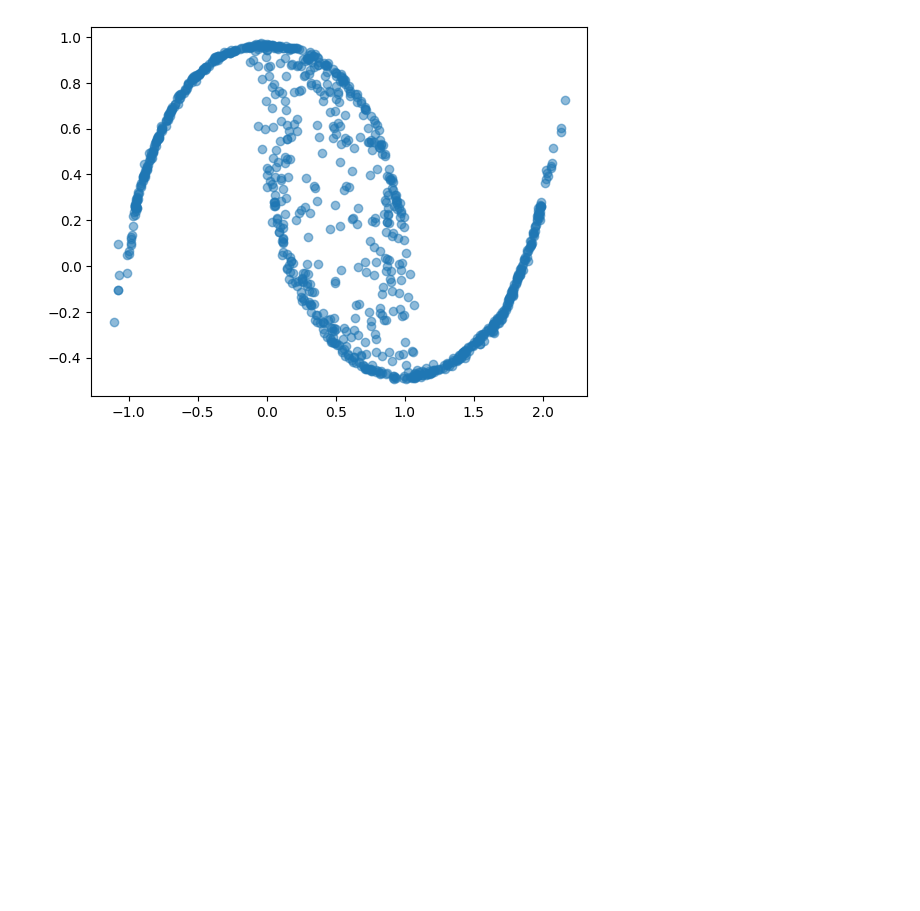
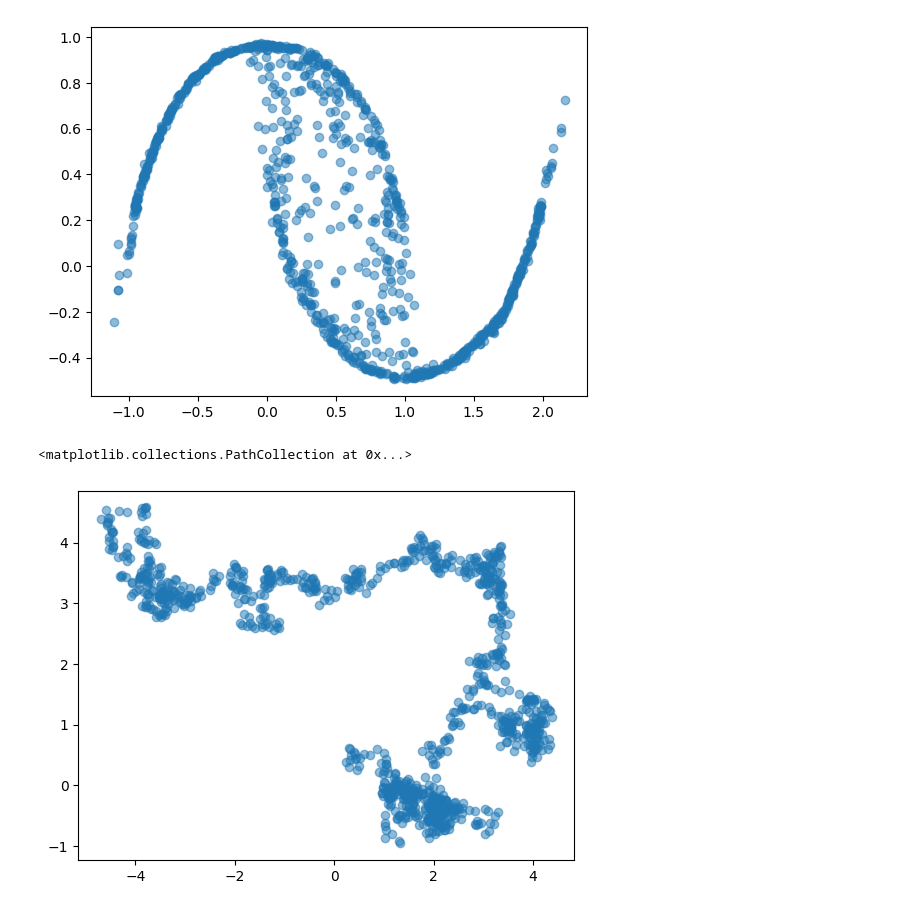
Before and after one commit to Charl-AI/ml_basics, a Jupyter notebook: generative_models/tutorial_teacher.ipynb, the cells around one changed output. Drawn from its saved outputs; the diff is of its cells as text; code cells hidden in the pictures; blank space fills up the shorter version.

```diff
--- a/generative_models/tutorial_teacher.ipynb
+++ b/generative_models/tutorial_teacher.ipynb
@@ -249,3 +274,49 @@ plt.scatter(samples[:, 0], samples[:, 1], cmap="rainbow", alpha=0.5)
 # %% [output]
 <matplotlib.collections.PathCollection at 0x...>
 [figure]
+# %%
+import torch.nn as nn
+import torch.nn.functional as F
+import torch.distributions
+import torch
+import torch.optim
+from functorch import vmap
+from itertools import cycle
+from tqdm import tqdm
+from typing import Tuple, Dict
+
+
+def metropolis_hastings(dim: int, x: torch.Tensor, num_samples: int):
+
+    u = torch.distributions.Uniform(low=0., high=1.)
+    proposal_density = torch.distributions.MultivariateNormal(
+            loc=torch.zeros((dim,)),
+            covariance_matrix=.01*torch.diag_embed(torch.ones((dim,))),
+        )
+
+    # target_density = torch.distributions.MultivariateNormal(
+    #         loc=torch.zeros((dim,)),
+    #         covariance_matrix=.01 * torch.diag_embed([torch.var(x[:, 0], ), torch.var(x[:, 1], )]),
+    #     )
+
+    def f(c: torch.Tensor):
+        density = torch.distributions.MultivariateNormal(
+            loc=c,
+            covariance_matrix=.01 * torch.diag_embed(torch.ones((dim,))),
+        )
+        return torch.mean(density.log_prob(x))
+
+    samples = [.3 * torch.ones((dim,))]
+    while len(samples) < num_samples:
+        candidate = proposal_density.sample() + samples[-1]
+        alpha = f(candidate) / f(samples[-1])
+        if u.sample() <= alpha:
+            samples.append(candidate)
+
+    return torch.stack(samples, dim=0)
+
+samples =  metropolis_hastings(2, ds.X, 1000)
+plt.scatter(samples[:, 0], samples[:, 1], cmap="rainbow", alpha=0.5)
+# %% [output]
+<matplotlib.collections.PathCollection at 0x...>
+[figure, added]
```
Also changed, not shown: parts of 4 cells of this notebook.
